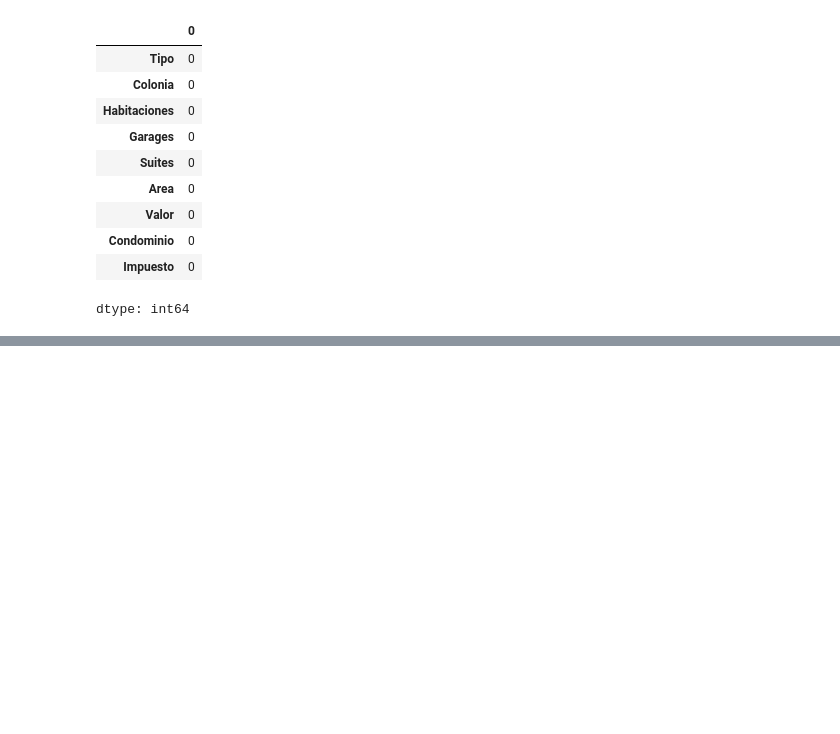
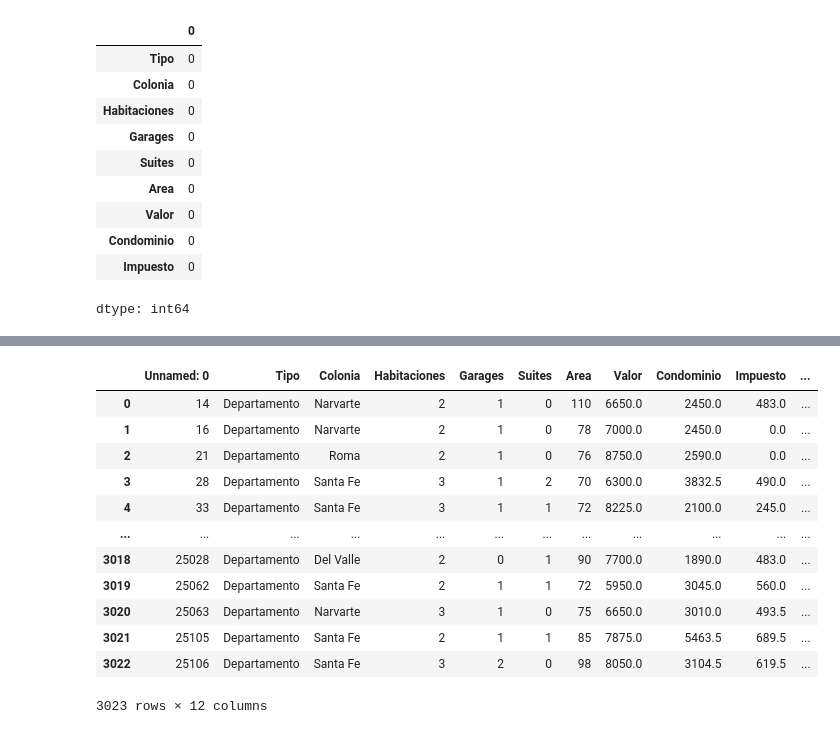
Before and after one commit to Starred21/protafolioA, a Jupyter notebook: inmoviliaria.ipynb, the cells around one changed output, grey strips where cells are left out. Cells and saved outputs as stored; diff of their text form; code cells hidden in the pictures; blank space fills up the shorter version.

```diff
--- a/inmoviliaria.ipynb
+++ b/inmoviliaria.ipynb
@@ -206,0 +284,3 @@ dtype: int64
+# %%
+datos = pd.read_csv('filtro2.csv', sep=',')
+datos.head()
@@ -206,0 +294,2 @@ dtype: int64
+# %%
+datos['Valor_mensual'] = datos['Valor'] + datos['Condominio']
@@ -206,0 +305,18 @@ dtype: int64
+# %%
+datos['Descripcion'] = datos['Tipo'] + 'en la colonia ' + datos['Colonia']
+# %%
+datos
+# %% [output]
+|  | Unnamed: 0 | Tipo | Colonia | Habitaciones | Garages | Suites | Area | Valor | Condominio | Impuesto | ... |
+| 0 | 14 | Departamento | Narvarte | 2 | 1 | 0 | 110 | 6650.0 | 2450.0 | 483.0 | ... |
+| 1 | 16 | Departamento | Narvarte | 2 | 1 | 0 | 78 | 7000.0 | 2450.0 | 0.0 | ... |
+| 2 | 21 | Departamento | Roma | 2 | 1 | 0 | 76 | 8750.0 | 2590.0 | 0.0 | ... |
+| 3 | 28 | Departamento | Santa Fe | 3 | 1 | 2 | 70 | 6300.0 | 3832.5 | 490.0 | ... |
+| 4 | 33 | Departamento | Santa Fe | 3 | 1 | 1 | 72 | 8225.0 | 2100.0 | 245.0 | ... |
+| ... | ... | ... | ... | ... | ... | ... | ... | ... | ... | ... | ... |
+| 3018 | 25028 | Departamento | Del Valle | 2 | 0 | 1 | 90 | 7700.0 | 1890.0 | 483.0 | ... |
+| 3019 | 25062 | Departamento | Santa Fe | 2 | 1 | 1 | 72 | 5950.0 | 3045.0 | 560.0 | ... |
+| 3020 | 25063 | Departamento | Narvarte | 3 | 1 | 0 | 75 | 6650.0 | 3010.0 | 493.5 | ... |
+| 3021 | 25105 | Departamento | Santa Fe | 2 | 1 | 1 | 85 | 7875.0 | 5463.5 | 689.5 | ... |
+| 3022 | 25106 | Departamento | Santa Fe | 3 | 2 | 0 | 98 | 8050.0 | 3104.5 | 619.5 | ... |
+3023 rows × 12 columns
```
Also changed, not shown: parts of 21 cells of this notebook.
